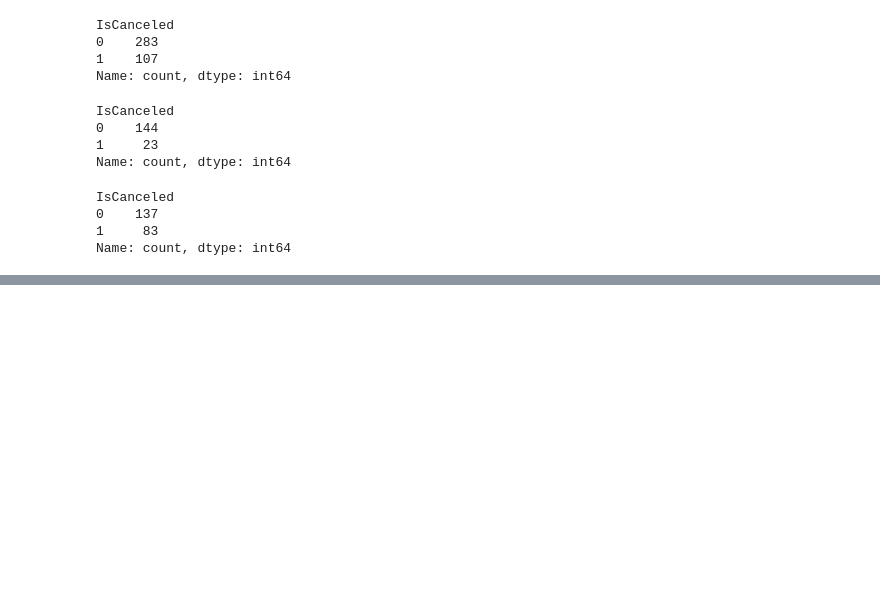
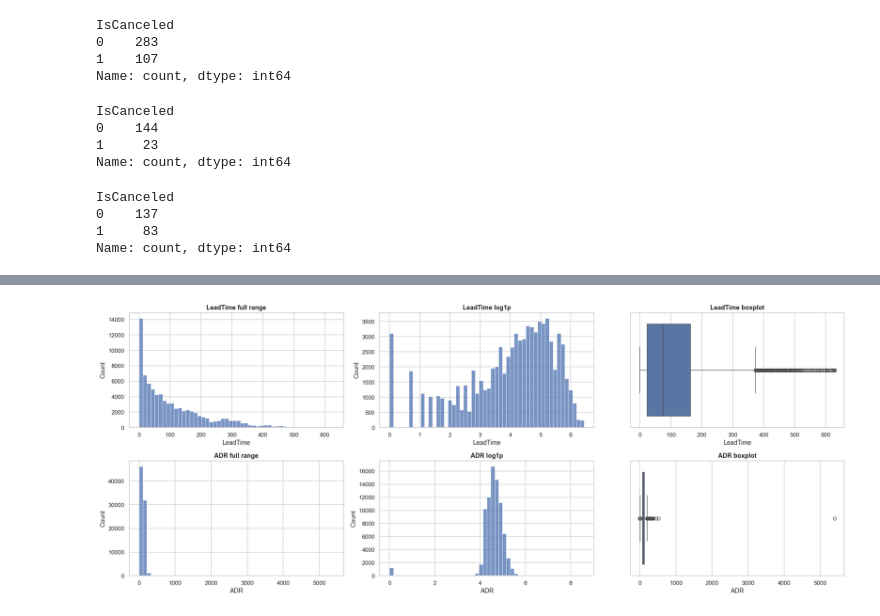
Before and after one commit to SeifShehta1/ML_Project, a Jupyter notebook: data_analysis/eda.ipynb, the cells around one changed output, grey strips where cells are left out. Saved outputs shown, nothing was run; the diff lists cells and outputs as text; code cells hidden in the pictures; blank space fills up the shorter version.

Commit message:
Add duplicates analysis, data validations and visualizations to EDA

```diff
--- a/data_analysis/eda.ipynb
+++ b/data_analysis/eda.ipynb
@@ -191,0 +191,3 @@ Name: count, dtype: int64
+# %%
+df = booking_data
+df.dtypes.value_counts()
@@ -191,0 +267,8 @@ Name: count, dtype: int64
+# %%
+is_dup_member = df.duplicated(keep=False)
+
+print("Overall cancel rate:        ", round(df["IsCanceled"].mean(), 4))
+print("After drop_duplicates():    ", round(df.drop_duplicates()["IsCanceled"].mean(), 4))
+print()
+print(df.groupby(is_dup_member, dropna=False)["IsCanceled"].agg(n_rows="size", cancel_rate="mean")   # makes 2 groups for dups and not dups
+        .rename(index={False: "not in a dup group", True: "in a dup group"}))
@@ -191,0 +282,4 @@ Name: count, dtype: int64
+# %%
+for c in ["MarketSegment", "DistributionChannel", "DepositType", "CustomerType"]:
+    print(pd.crosstab(df[c], is_dup_member, normalize="columns").round(3)   #normalize converts counts into percentages.
+            .rename(columns={False: "unique", True: "dup member"}), "\n")
@@ -191,0 +420,6 @@ Name: count, dtype: int64
+# %%
+num_cols = ["LeadTime", "StaysInWeekendNights", "StaysInWeekNights", "Adults", "Children",
+            "Babies", "PreviousCancellations", "PreviousBookingsNotCanceled",
+            "BookingChanges", "DaysInWaitingList", "RequiredCarParkingSpaces",
+            "TotalOfSpecialRequests", "ADR"]
+num = df[num_cols].apply(pd.to_numeric, errors="coerce")
@@ -191,0 +438,20 @@ Name: count, dtype: int64
+# %%
+# We have just 2 continuous variables: ADR and LeadTime
+
+fig, axes = plt.subplots(2, 3, figsize=(20, 8))
+for row, c in enumerate(["LeadTime", "ADR"]):
+    s = num[c]
+    sns.histplot(s, bins=50, ax=axes[row, 0]);
+    axes[row, 0].set_title(f"{c} full range")
+
+    sns.histplot(np.log1p(s), bins=50, ax=axes[row, 1]);
+    axes[row, 1].set_title(f"{c} log1p")
+
+    sns.boxplot(x=s, ax=axes[row, 2]);
+    axes[row, 2].set_title(f"{c} boxplot")
+
+plt.tight_layout()
+
+# ADR Graphs are unreadable because of outliers
+# %% [output]
+[figure, added]
```
Also changed, not shown: parts of 33 cells of this notebook.
